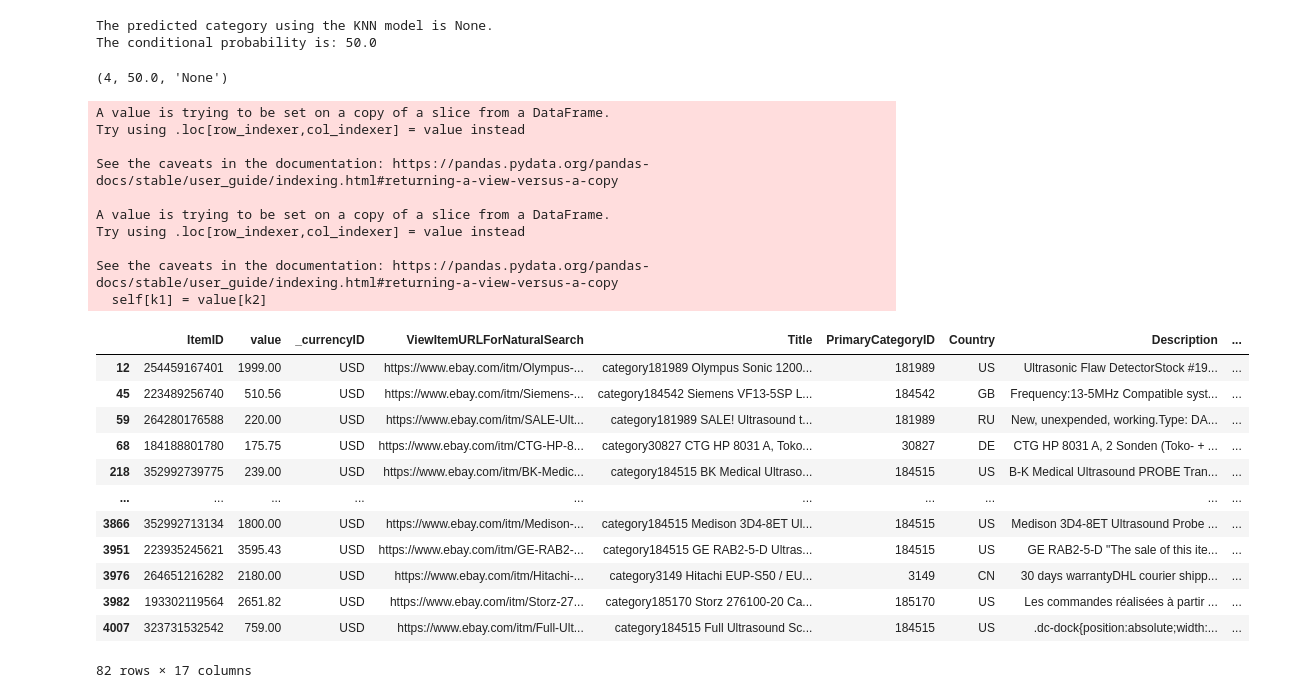
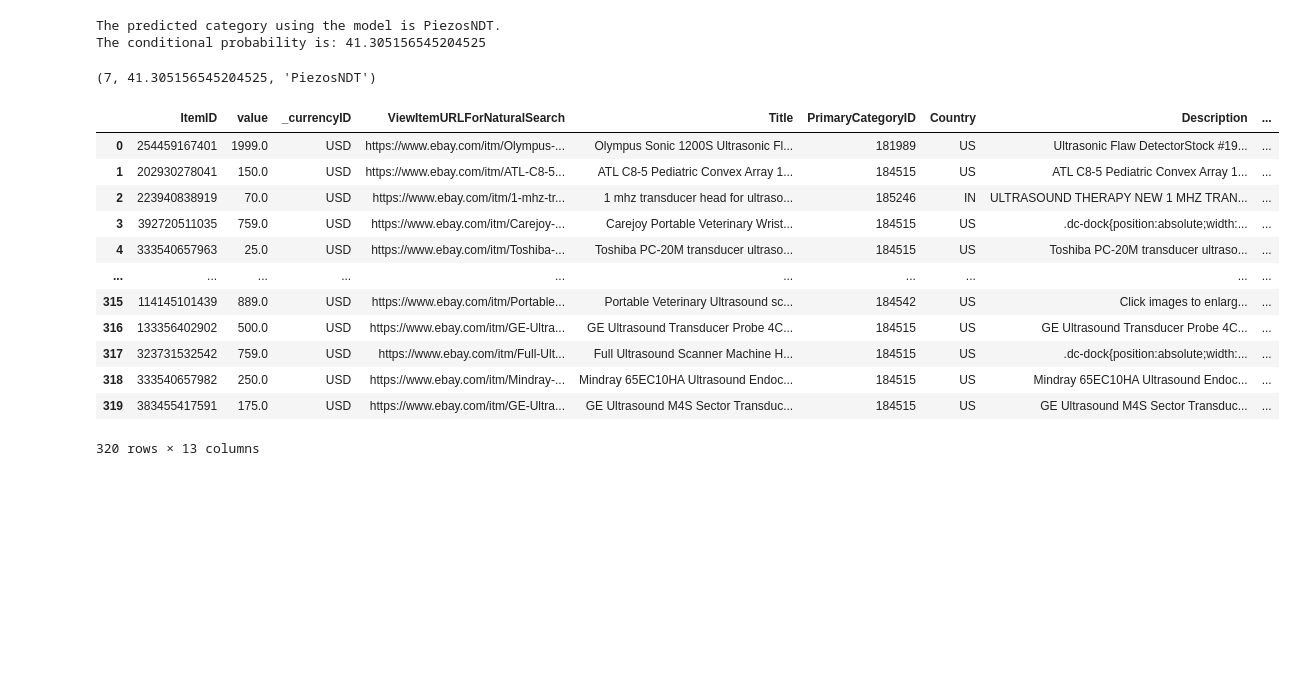
Before and after one commit to kelu124/ebayUSprobes, a Jupyter notebook: 10.ApplyModel.ipynb, the cells around one changed output. Saved outputs shown, nothing was run; the diff lists cells and outputs as text; code cells hidden in the pictures; blank space fills up the shorter version.

```diff
--- a/10.ApplyModel.ipynb
+++ b/10.ApplyModel.ipynb
@@ -19,7 +20,7 @@ from nltk.corpus.reader import wordnet
 from nltk.stem import WordNetLemmatizer
 from sklearn.feature_extraction.text import TfidfVectorizer
 # %%
-path_svm =  'Models/best_knnc.pickle'
+path_svm =  'Models/best_lrc.pickle'
 with open(path_svm, 'rb') as data:
     svc_model = pickle.load(data)
 
@@ -31,6 +32,9 @@ path_df = "Pickles/df.pickle"
 with open(path_df, 'rb') as data:
     df = pickle.load(data)
 
+path_df = "Pickles/DFNONE.pickle"
+with open(path_df, 'rb') as data:
+    dfToTag = pickle.load(data)
 
 path_category_names = "Pickles/category_names.pickle"
 with open(path_category_names, 'rb') as data:
@@ -98,38 +102,29 @@ def predict_from_text(text,debug):
         print("The conditional probability is: %a" %(scoring))
 
     return prediction_svc,scoring,category_svc
-# %%
-predict_from_text("yushi angle transducer ",True)
-# %% [output]
-The predicted category using the KNN model is None.
-The conditional probability is: 50.0
-(4, 50.0, 'None')
+# %%
+predict_from_text("  ndt gauge ",True)
+# %% [output]
+The predicted category using the model is PiezosNDT.
+The conditional probability is: 41.305156545204525
+(7, 41.305156545204525, 'PiezosNDT')
 # %%
-TODO =df[df.group == "None"]
-TODO["Hypothese"] = TODO["Title_Clean"].apply(lambda x: predict_from_text(str(x),False))
+TODO = dfToTag
+TODO["Hypothese"] = TODO["Title"].apply(lambda x: predict_from_text(str(x),False))
 TODO[['new_group','confidence','new_category']] = pd.DataFrame(TODO.Hypothese.values.tolist(), index= TODO.index)
+TODO.to_excel("todo.xlsx")
 TODO
 # %% [output]
+|  | ItemID | value | _currencyID | ViewItemURLForNaturalSearch | Title | PrimaryCategoryID | Country | Description | ... |
+| 0 | 254459167401 | 1999.0 | USD | https://www.ebay.com/itm/Olympus-... | Olympus Sonic 1200S Ultrasonic Fl... | 181989 | US | Ultrasonic Flaw DetectorStock #19... | ... |
+| 1 | 202930278041 | 150.0 | USD | https://www.ebay.com/itm/ATL-C8-5... | ATL C8-5 Pediatric Convex Array 1... | 184515 | US | ATL C8-5 Pediatric Convex Array 1... | ... |
+| 2 | 223940838919 | 70.0 | USD | https://www.ebay.com/itm/1-mhz-tr... | 1 mhz transducer head for ultraso... | 185246 | IN | ULTRASOUND THERAPY NEW 1 MHZ TRAN... | ... |
+| 3 | 392720511035 | 759.0 | USD | https://www.ebay.com/itm/Carejoy-... | Carejoy Portable Veterinary Wrist... | 184515 | US | .dc-dock{position:absolute;width:... | ... |
+| 4 | 333540657963 | 25.0 | USD | https://www.ebay.com/itm/Toshiba-... | Toshiba PC-20M transducer ultraso... | 184515 | US | Toshiba PC-20M transducer ultraso... | ... |
+| ... | ... | ... | ... | ... | ... | ... | ... | ... | ... |
+| 315 | 114145101439 | 889.0 | USD | https://www.ebay.com/itm/Portable... | Portable Veterinary Ultrasound sc... | 184542 | US | Click images to enlarg... | ... |
+| 316 | 133356402902 | 500.0 | USD | https://www.ebay.com/itm/GE-Ultra... | GE Ultrasound Transducer Probe 4C... | 184515 | US | GE Ultrasound Transducer Probe 4C... | ... |
+| 317 | 323731532542 | 759.0 | USD | https://www.ebay.com/itm/Full-Ult... | Full Ultrasound Scanner Machine H... | 184515 | US | .dc-dock{position:absolute;width:... | ... |
+| 318 | 333540657982 | 250.0 | USD | https://www.ebay.com/itm/Mindray-... | Mindray 65EC10HA Ultrasound Endoc... | 184515 | US | Mindray 65EC10HA Ultrasound Endoc... | ... |
+| 319 | 383455417591 | 175.0 | USD | https://www.ebay.com/itm/GE-Ultra... | GE Ultrasound M4S Sector Transduc... | 184515 | US | GE Ultrasound M4S Sector Transduc... | ... |
-A value is trying to be set on a copy of a slice from a DataFrame.
-Try using .loc[row_indexer,col_indexer] = value instead
-
-See the caveats in the documentation: https://pandas.pydata.org/pandas-docs/stable/user_guide/indexing.html#returning-a-view-versus-a-copy
-
-A value is trying to be set on a copy of a slice from a DataFrame.
-Try using .loc[row_indexer,col_indexer] = value instead
-
-See the caveats in the documentation: https://pandas.pydata.org/pandas-docs/stable/user_guide/indexing.html#returning-a-view-versus-a-copy
-  self[k1] = value[k2]
+320 rows × 13 columns
-|  | ItemID | value | _currencyID | ViewItemURLForNaturalSearch | Title | PrimaryCategoryID | Country | Description | ... |
-| 12 | 254459167401 | 1999.00 | USD | https://www.ebay.com/itm/Olympus-... | category181989 Olympus Sonic 1200... | 181989 | US | Ultrasonic Flaw DetectorStock #19... | ... |
-| 45 | 223489256740 | 510.56 | USD | https://www.ebay.com/itm/Siemens-... | category184542 Siemens VF13-5SP L... | 184542 | GB | Frequency:13-5MHz Compatible syst... | ... |
-| 59 | 264280176588 | 220.00 | USD | https://www.ebay.com/itm/SALE-Ult... | category181989 SALE! Ultrasound t... | 181989 | RU | New, unexpended, working.Type: DA... | ... |
-| 68 | 184188801780 | 175.75 | USD | https://www.ebay.com/itm/CTG-HP-8... | category30827 CTG HP 8031 A, Toko... | 30827 | DE | CTG HP 8031 A, 2 Sonden (Toko- + ... | ... |
-| 218 | 352992739775 | 239.00 | USD | https://www.ebay.com/itm/BK-Medic... | category184515 BK Medical Ultraso... | 184515 | US | B-K Medical Ultrasound PROBE Tran... | ... |
-| ... | ... | ... | ... | ... | ... | ... | ... | ... | ... |
-| 3866 | 352992713134 | 1800.00 | USD | https://www.ebay.com/itm/Medison-... | category184515 Medison 3D4-8ET Ul... | 184515 | US | Medison 3D4-8ET Ultrasound Probe ... | ... |
-| 3951 | 223935245621 | 3595.43 | USD | https://www.ebay.com/itm/GE-RAB2-... | category184515 GE RAB2-5-D Ultras... | 184515 | US | GE RAB2-5-D "The sale of this ite... | ... |
-| 3976 | 264651216282 | 2180.00 | USD | https://www.ebay.com/itm/Hitachi-... | category3149 Hitachi EUP-S50 / EU... | 3149 | CN | 30 days warrantyDHL courier shipp... | ... |
-| 3982 | 193302119564 | 2651.82 | USD | https://www.ebay.com/itm/Storz-27... | category185170 Storz 276100-20 Ca... | 185170 | US | Les commandes réalisées à partir ... | ... |
-| 4007 | 323731532542 | 759.00 | USD | https://www.ebay.com/itm/Full-Ult... | category184515 Full Ultrasound Sc... | 184515 | US | .dc-dock{position:absolute;width:... | ... |
-82 rows × 17 columns
```
Also changed, not shown: parts of 11 cells of this notebook, 12 other files.
